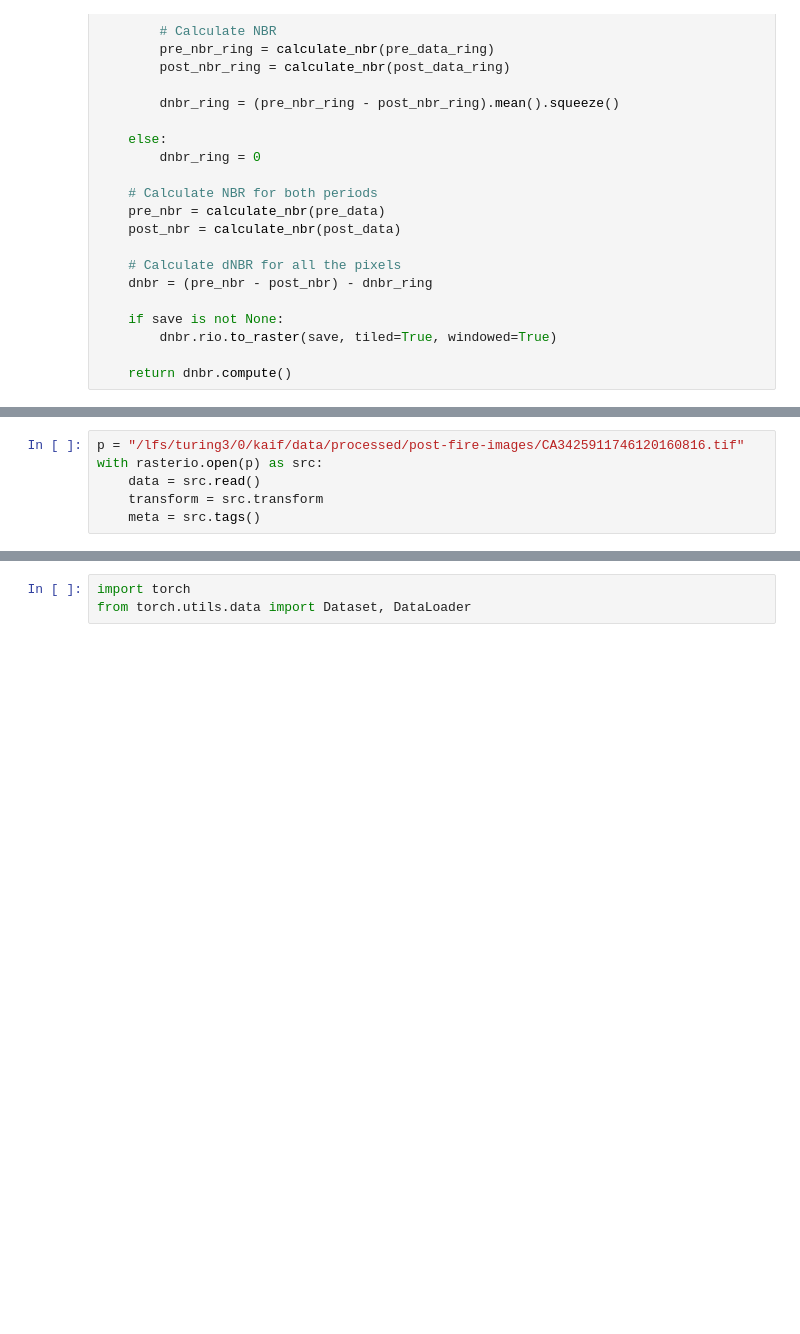
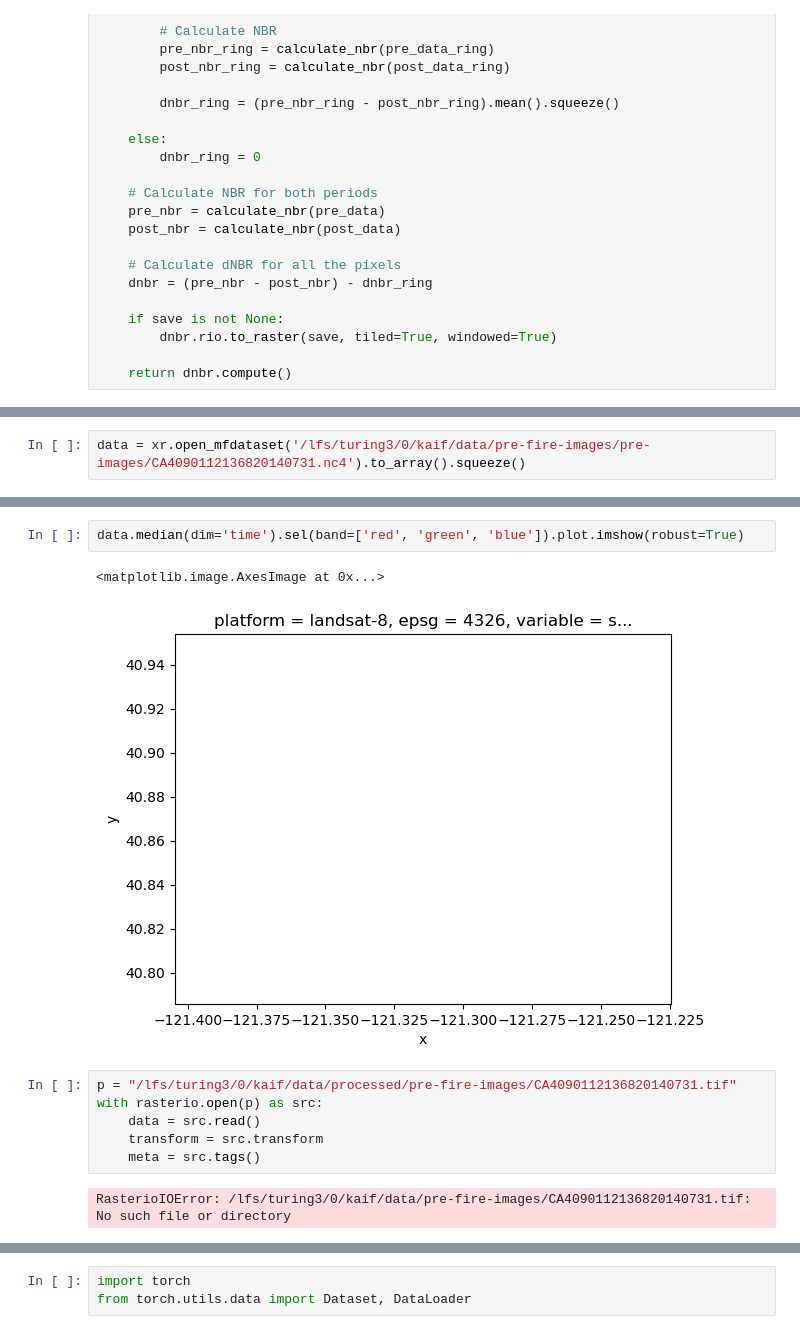
Before and after one commit to flowers-huang/cs325b-wildfire, a Jupyter notebook: cs325b_batch_generation.ipynb, the cells around one changed output, grey strips where cells are left out. Drawn from its saved outputs; the diff is of its cells as text; blank space fills up the shorter version.

```diff
--- a/cs325b_batch_generation.ipynb
+++ b/cs325b_batch_generation.ipynb
@@ -358,0 +356,2 @@ PosixPath('/lfs/turing3/0/kaif/data/post-fire-images/inmediate-post-fire-images/
+# %%
+data = xr.open_mfdataset('/lfs/turing3/0/kaif/data/pre-fire-images/pre-images/CA4090112136820140731.nc4').to_array().squeeze()
@@ -359,9 +377,16 @@ PosixPath('/lfs/turing3/0/kaif/data/post-fire-images/inmediate-post-fire-images/
+# %%
+data.median(dim='time').sel(band=['red', 'green', 'blue']).plot.imshow(robust=True)
+# %% [output]
+<matplotlib.image.AxesImage at 0x...>
+[figure, added]
 # %%
-p = "/lfs/turing3/0/kaif/data/processed/post-fire-images/CA3425911746120160816.tif"
+p = "/lfs/turing3/0/kaif/data/processed/pre-fire-images/CA4090112136820140731.tif"
 with rasterio.open(p) as src:
     data = src.read()
     transform = src.transform
     meta = src.tags()
+# %% [output]
+RasterioIOError: /lfs/turing3/0/kaif/data/pre-fire-images/CA4090112136820140731.tif: No such file or directory
 # %%
 data.shape
 # %% [output]
```
Also changed, not shown: parts of 5 cells of this notebook, 2 other files.
